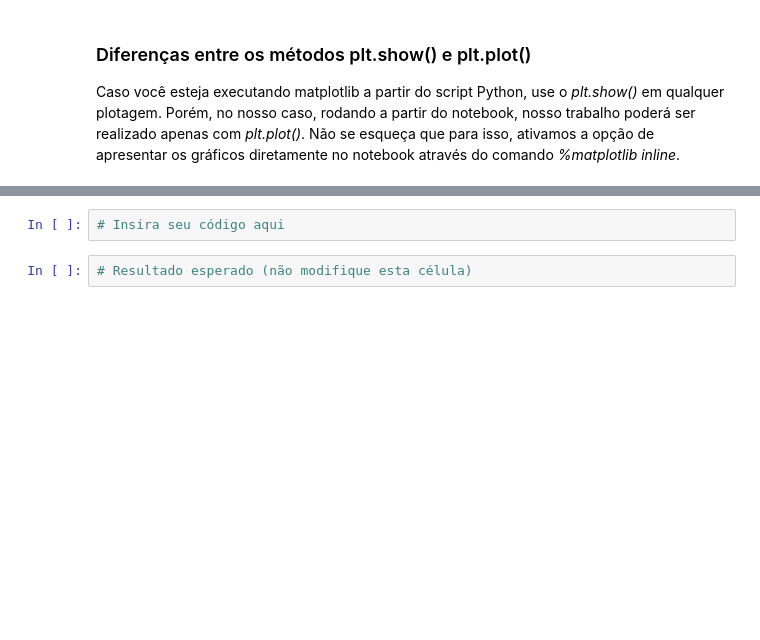
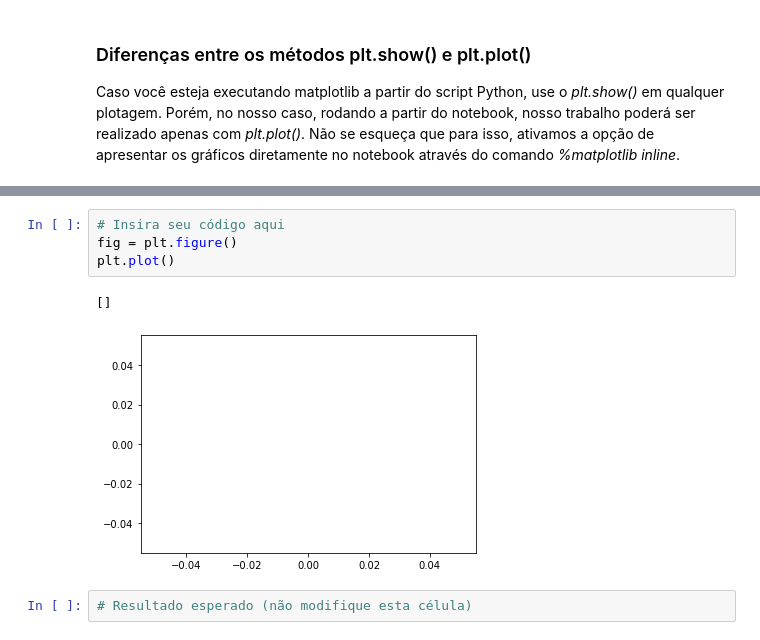
Before and after one commit to Mario-RJunior/visualizacao_exploratoria_exercicios, a Jupyter notebook: 01-exercicios-matplotlib/visualizacao_com_matplotlib.ipynb, the cells around one changed output, grey strips where cells are left out. Saved outputs shown, nothing was run; the diff lists cells and outputs as text; blank space fills up the shorter version.

```diff
--- a/01-exercicios-matplotlib/visualizacao_com_matplotlib.ipynb
+++ b/01-exercicios-matplotlib/visualizacao_com_matplotlib.ipynb
@@ -128,6 +119,11 @@ O *Figure* é o elemento de mais alto nível do gráfico. Uma figura pode ter v
 - **DICA**: Caso você não tenha usado o comando *%matplotlib inline*, a figura não aparecerá.
 # %%
 # Insira seu código aqui
+fig = plt.figure()
+plt.plot()
+# %% [output]
+[]
+[figure, added]
 # %%
 # Resultado esperado (não modifique esta célula)
 # %% [output]
```
Also changed, not shown: parts of 4 cells of this notebook.
